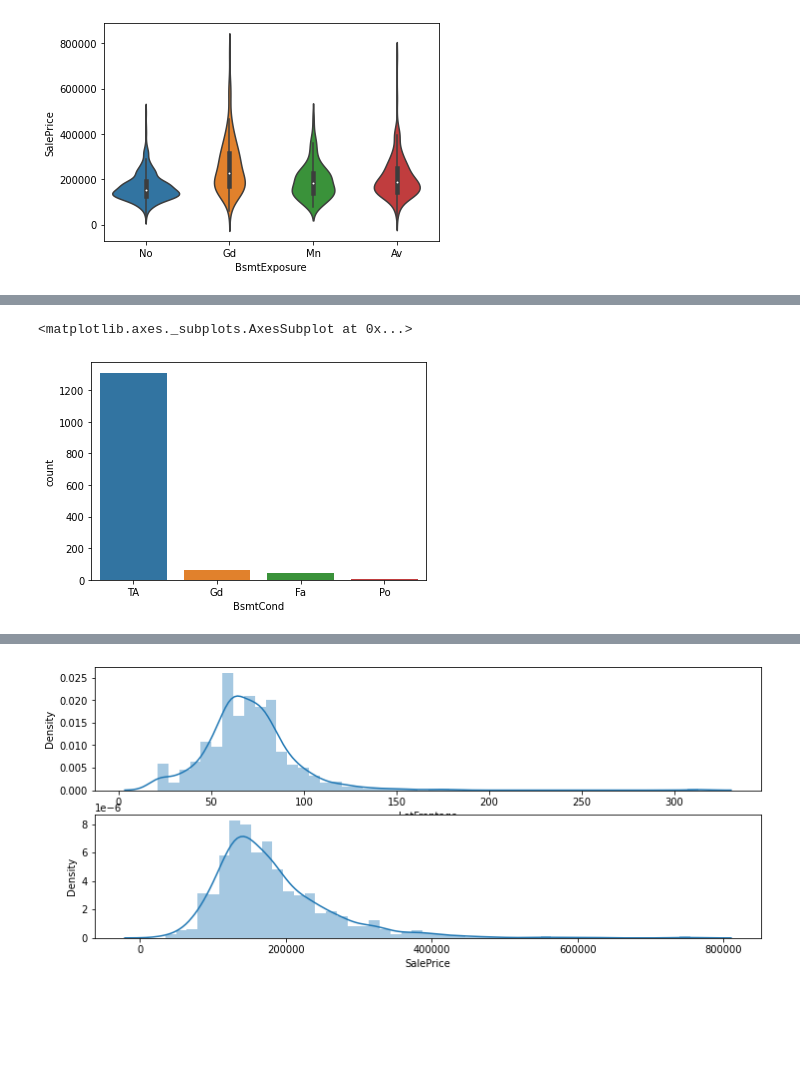
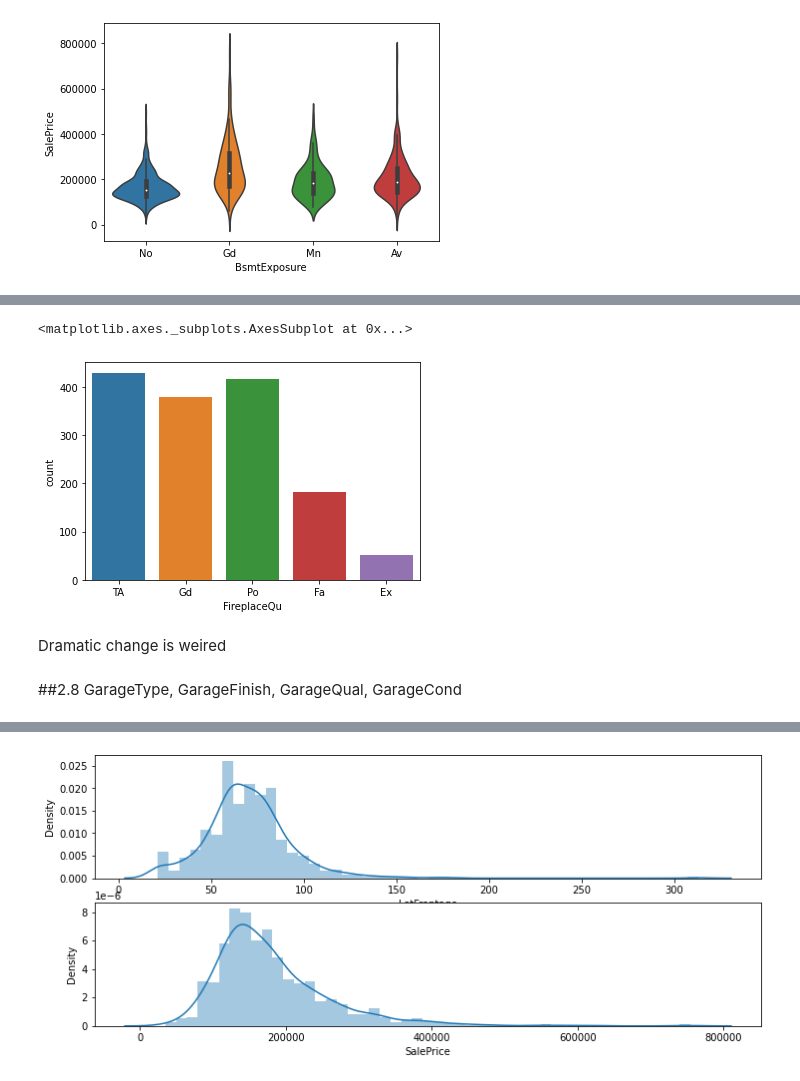
Before and after one commit to marudengi/practice-for-kaggle, a Jupyter notebook: House_Prices.ipynb, the cells around one changed output, grey strips where cells are left out. Drawn from its saved outputs; the diff is of its cells as text; code cells hidden in the pictures; blank space fills up the shorter version.

```diff
--- a/House_Prices.ipynb
+++ b/House_Prices.ipynb
@@ -629,0 +670,4 @@ sns.violinplot(train['BsmtExposure'],train['SalePrice'])
+# %%
+for idx, val in enumerate(train['Electrical']):
+  if str(val) == 'nan':
+    train.loc[idx,'Electrical'] = train['Electrical'].value_counts().index[0]
@@ -630,5 +707,9 @@ sns.violinplot(train['BsmtExposure'],train['SalePrice'])
 # %%
-sns.countplot(train['BsmtCond'])
+sns.countplot(train['FireplaceQu'])
 # %% [output]
 <matplotlib.axes._subplots.AxesSubplot at 0x...>
-[figure, old version]
+[figure, new version]
+# %% [markdown]
+Dramatic change is weired
+# %% [markdown]
+##2.8 GarageType, GarageFinish, GarageQual, GarageCond
```
Also changed, not shown: parts of 41 cells of this notebook.
